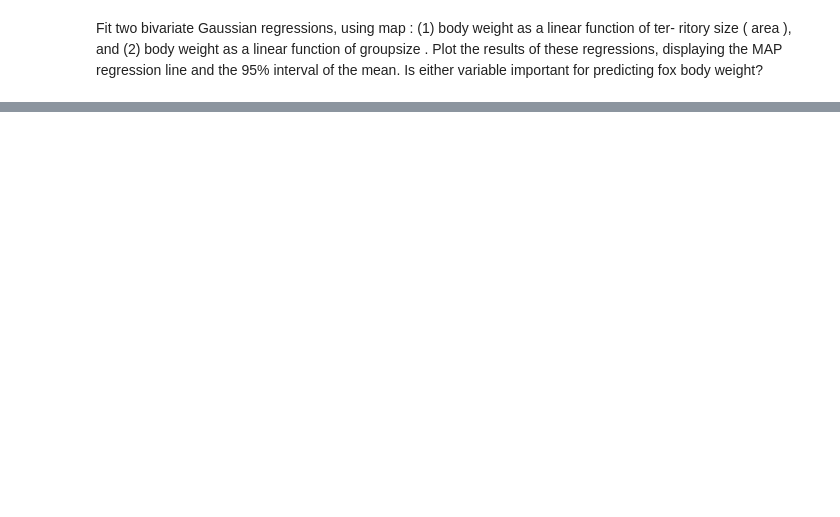
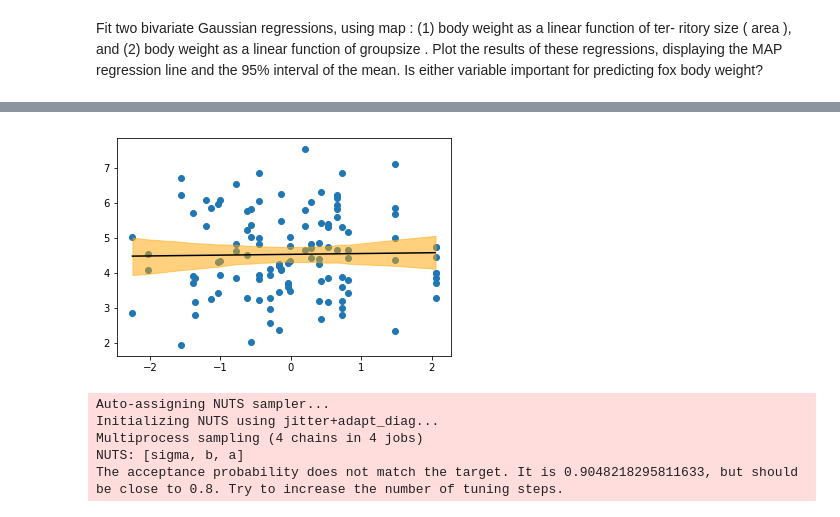
Before and after one commit to Bruschkov/StatisticalRethinking, a Jupyter notebook: chapter05/chapter05_exercises.ipynb, the cells around one changed output, grey strips where cells are left out. Cells and saved outputs as stored; diff of their text form; code cells hidden in the pictures; blank space fills up the shorter version.

```diff
--- a/chapter05/chapter05_exercises.ipynb
+++ b/chapter05/chapter05_exercises.ipynb
@@ -411,0 +447,52 @@ important for predicting fox body weight?
+# %%
+import numpy as np
+
+n = len(df)
+df_trace = pm.trace_to_dataframe(trace_m_6h1_a)
+
+hpds = {
+    'lower': np.zeros(n),
+    'upper': np.zeros(n)
+}
+for i in range(n):
+    hpd = pm.hpd(df_trace[f"mu__{i}"], alpha=.05)
+    hpds['lower'][i] = hpd[0]
+    hpds['upper'][i] = hpd[1]
+
+hpds_df = pd.DataFrame(
+    data={
+        'x': df.area_s,
+        'lower': hpds['lower'],
+        'upper': hpds['upper']
+    }
+)
+hpds_df = hpds_df.sort_values(by=['x'])
+# %%
+maps = pm.find_MAP(model=m_6h1_a)
+xs = np.arange(df.area_s.min(), df.area_s.max(), 0.1)
+regression_line = maps['a'] + maps['b']*xs
+# %%
+plt.scatter(x=df.area_s, y=df.weight)
+plt.plot (xs,regression_line, color='black')
+plt.fill_between(hpds_df['x'], hpds_df['lower'],hpds_df['upper'], color='orange',alpha=.5)
+plt.show()
+# %% [output]
+[figure, added]
+# %%
+# groupsize
+import pymc3 as pm
+
+with pm.Model() as m_6h1_b:
+    a = pm.Normal('a', mu=0, sd=5)
+    b = pm.Normal('b', mu=0, sd=2)
+    sigma = pm.Uniform('sigma', lower=0, upper=5)
+    mu = pm.Deterministic('mu', a + b*df.groupsize)
+    weight = pm.Normal('weight', mu=mu, sd=sigma, observed=df.weight)
+
+    trace_m_6h1_b = pm.sample()
+# %% [output]
+Auto-assigning NUTS sampler...
+Initializing NUTS using jitter+adapt_diag...
+Multiprocess sampling (4 chains in 4 jobs)
+NUTS: [sigma, b, a]
+The acceptance probability does not match the target. It is 0.9048218295811633, but should be close to 0.8. Try to increase the number of tuning steps.
```
Also changed, not shown: parts of 12 cells of this notebook.
